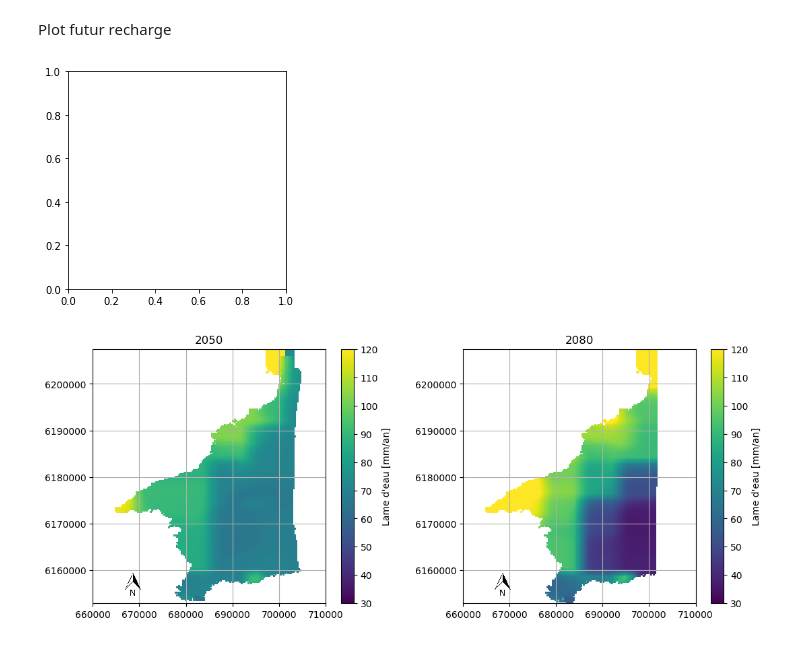
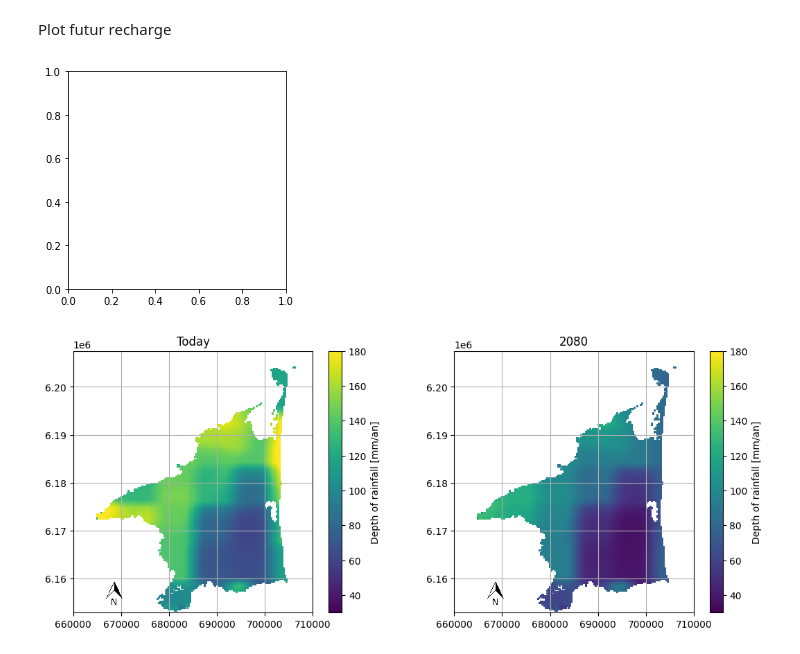
Before and after one commit to LudovicSchorpp/TM_Ludovic_Schorpp, a Jupyter notebook: codes_flopy/Modeles3D/test_3D/Figures.ipynb, the cells around one changed output. Drawn from its saved outputs; the diff is of its cells as text; code cells hidden in the pictures.

```diff
--- a/codes_flopy/Modeles3D/test_3D/Figures.ipynb
+++ b/codes_flopy/Modeles3D/test_3D/Figures.ipynb
@@ -144,31 +146,36 @@ def north(ax,zoom=0.01,x0=664525+4e3,y0=6152875+4e3):
 # %% [markdown]
 Plot futur recharge
 # %%
-path_rch_2050 = "../../data/changements_clim/rast_rch_2050.tif"
+path_rch_2050 = "../../data/recharge/recharge_p.tif"
 path_rch_2080 = "../../data/changements_clim/rast_rch_2080.tif"
 
 paths = [path_rch_2050,path_rch_2080]
-Title = ["2050","2080"]
+Title = ["Today","2080"]
 
 ml = fp.plot.PlotMapView(model=gwf)
 
 fig,ax=plt.subplots(1,2,figsize=(13,5),dpi=100)
 
 for i in range(2):
     path = paths[i]
 
     rch = rspl_rast(path,grid)
-    rch[rch<0] = 0
+    rch[rch<0]=np.mean(rch[rch>0]) # replace negative values by a mean
+    rch[np.abs(idomain).sum(0)==0]=0 # remove some rch
+    rch[idomain[0]==1]=0 # remove some rch
     rch = liss_mob(rch,5)
+    for cell in etangs_chd:
+        rch[cell[1],cell[2]]=0
+
     g = ml.plot_array(rch,masked_values=[0],ax=ax[i])
-    g.set_clim(30,120)
+    g.set_clim(30,180)
     ax[i].set_aspect("equal")
     ax[i].set_title("{}".format(Title[i]))
     ax[i].set_xlim(660e3,710e3)
     c = fig.colorbar(g,ax=ax[i])
     ax[i].grid()
-    c.set_label("Lame d'eau [mm/an]")
+    c.set_label("Depth of rainfall [mm/an]")
     north(ax=ax[i])
 # %% [output]
 [figure]
-[figure, old version]
+[figure, new version]
```
Also changed, not shown: parts of 3 cells of this notebook, 3 other files.
